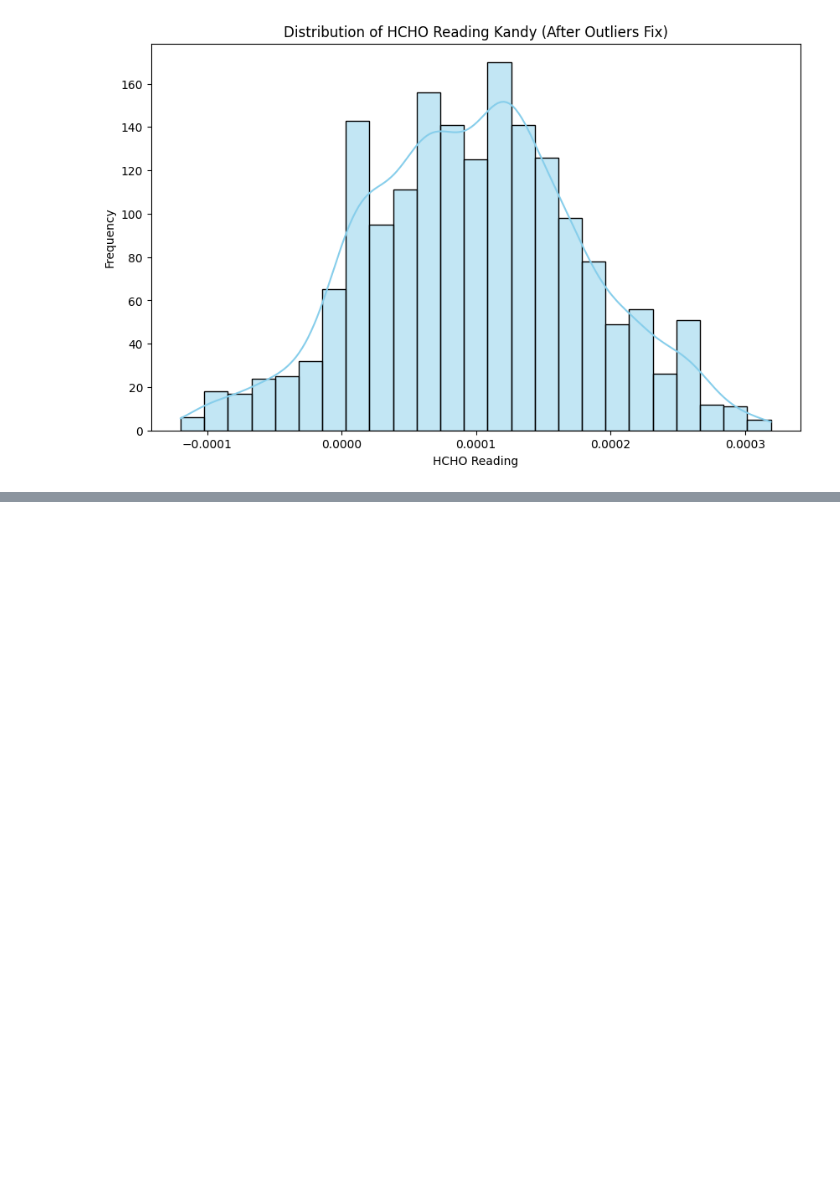
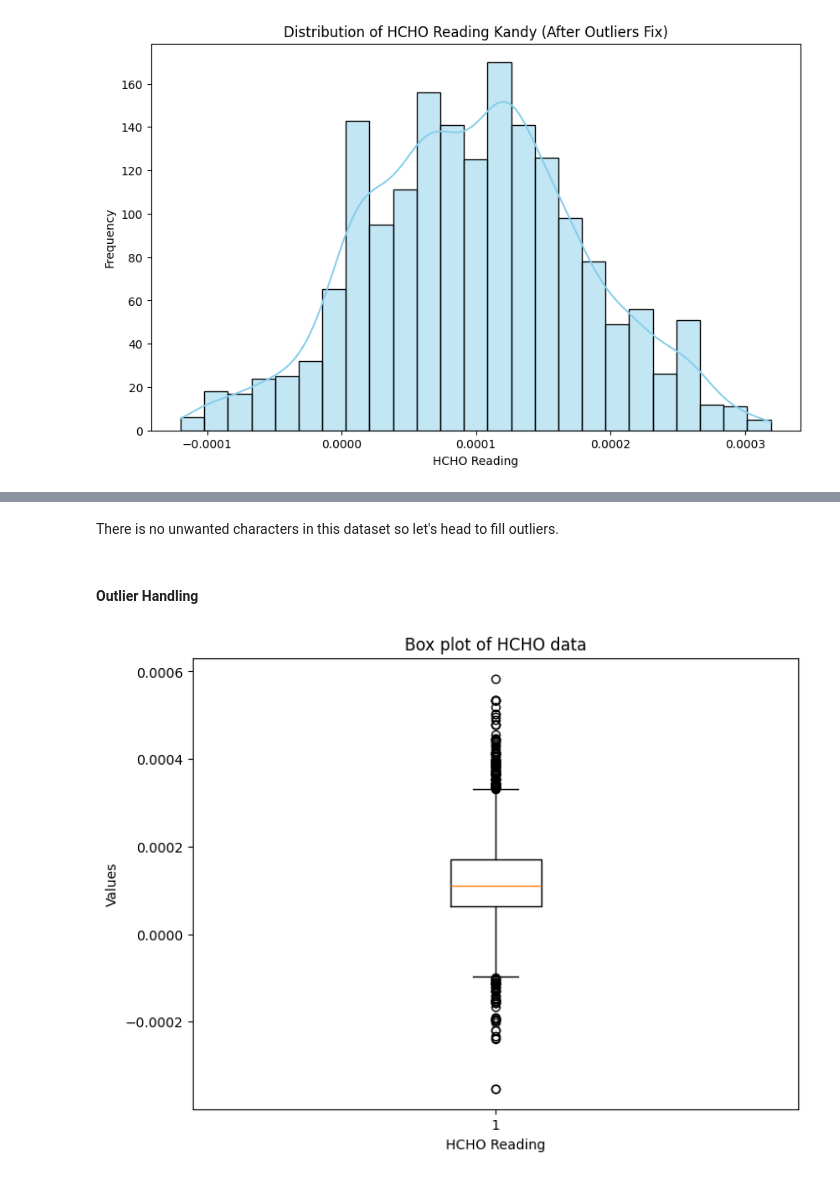
Before and after one commit to SandinMaheeshakya/HCHO-Prediction-Data-Engineering, a Jupyter notebook: Data Pre-Processing.ipynb, the cells around one changed output, grey strips where cells are left out. Saved outputs shown, nothing was run; the diff lists cells and outputs as text; code cells hidden in the pictures; blank space fills up the shorter version.

```diff
--- a/Data Pre-Processing.ipynb
+++ b/Data Pre-Processing.ipynb
@@ -450,0 +555,14 @@ plt.show()
+# %% [markdown]
+There is no unwanted characters in this dataset so let's head to fill outliers.
+# %% [markdown]
+#### Outlier Handling
+# %%
+# Boxplot for detect outliers
+plt.figure(figsize=(8, 6))
+plt.boxplot(pd_mon_kur_jaf['HCHO Reading'])
+plt.title('Box plot of HCHO data')
+plt.xlabel('HCHO Reading')
+plt.ylabel('Values')
+plt.show()
+# %% [output]
+[figure, added]
```
Also changed, not shown: parts of 49 cells of this notebook, 1 other file.
